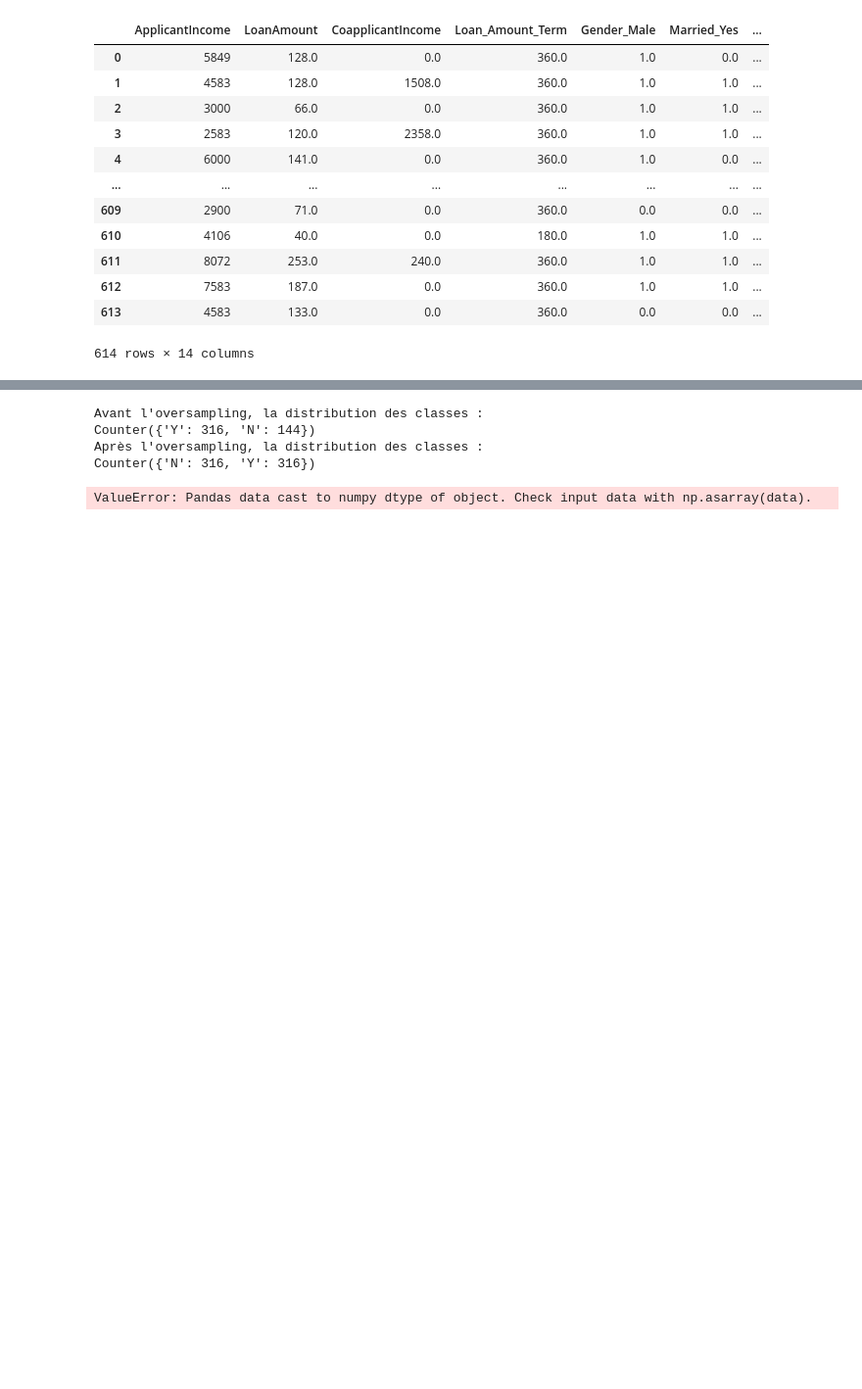
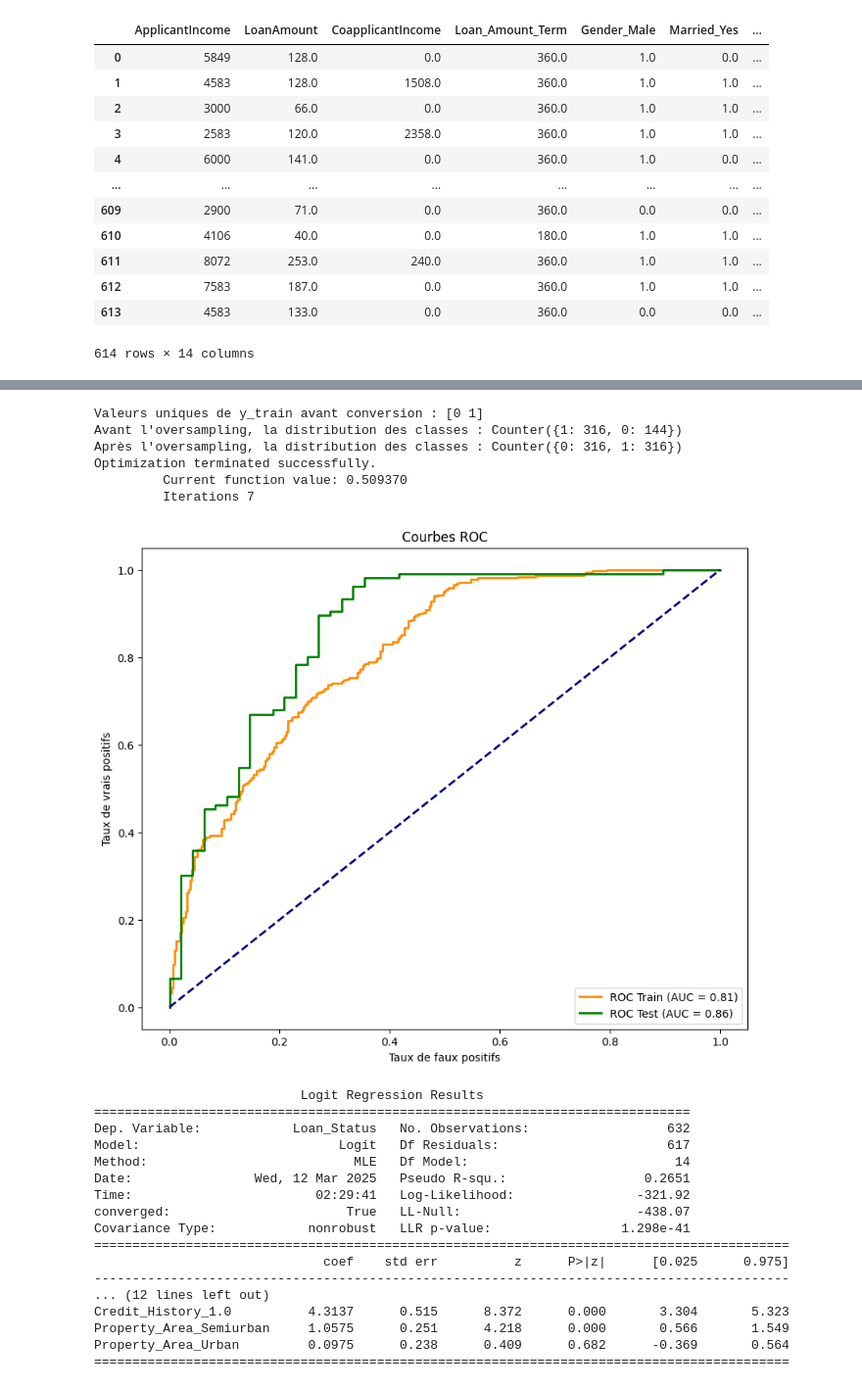
Before and after one commit to Patricia-ENGOME/Credit_Card_Model, a Jupyter notebook: Notebooks/Model.ipynb, the cells around one changed output, grey strips where cells are left out. Shown at 98% size. Drawn from its saved outputs; the diff is of its cells as text; code cells hidden in the pictures; blank space fills up the shorter version.

```diff
--- a/Notebooks/Model.ipynb
+++ b/Notebooks/Model.ipynb
@@ -48,5 +13,5 @@ See the caveats in the documentation: https://pandas.pydata.org/pandas-docs/stab
 # Sélectionner les variables explicatives et la variable d'intérêt
 X = df[[ 'Married', 'Dependents', 'Education', 'Credit_History', 'Property_Area', 'Gender',
         'ApplicantIncome', 'LoanAmount', 'Self_Employed', 'CoapplicantIncome', 'Loan_Amount_Term', ]]
-y = df['Loan_Status']
+y = df['Loan_Status'].map({'Y': 1, 'N': 0}) # Encodage de la variable cible
 # %%
@@ -215,48 +212,66 @@ Matrice de confusion pour l'entraînement :
 # %%
+# Vérification de y_train avant SMOTE
+print("Valeurs uniques de y_train avant conversion :", np.unique(y_train))
 
+# Vérification de la distribution avant oversampling
+print("Avant l'oversampling, la distribution des classes :", Counter(y_train))
 
-# Afficher la distribution initiale des classes
-print("Avant l'oversampling, la distribution des classes :")
-print(Counter(y_train))
-
-# Appliquer SMOTE sur l'ensemble d'entraînement
-smote = SMOTE(sampling_strategy='auto', random_state=42)  # 'auto' signifie que l'on veut équilibrer les classes
+# Appliquer SMOTE
+smote = SMOTE(sampling_strategy='auto', random_state=42)
 X_train_resampled, y_train_resampled = smote.fit_resample(X_train, y_train)
 
-# Afficher la distribution des classes après SMOTE
-print("Après l'oversampling, la distribution des classes :")
-print(Counter(y_train_resampled))
+print("Après l'oversampling, la distribution des classes :", Counter(y_train_resampled))
 
-# Créer et entraîner le modèle de régression logistique sur les données rééchantillonnées
+# Entraîner la régression logistique
 logit_model = sm.Logit(y_train_resampled, X_train_resampled)
 result = logit_model.fit()
 
 # Prédictions sur les ensembles de test et d'entraînement
 y_train_pred = result.predict(X_train_resampled)
 y_test_pred = result.predict(X_test)
 
-# Calculer les courbes ROC et AUC
-fpr_train, tpr_train, thresholds_train = roc_curve(y_train_resampled, y_train_pred)
+# Calcul des courbes ROC et AUC
+fpr_train, tpr_train, _ = roc_curve(y_train_resampled, y_train_pred)
 roc_auc_train = auc(fpr_train, tpr_train)
 
-fpr_test, tpr_test, thresholds_test = roc_curve(y_test, y_test_pred)
+fpr_test, tpr_test, _ = roc_curve(y_test, y_test_pred)
 roc_auc_test = auc(fpr_test, tpr_test)
 
-# Afficher les courbes ROC
+# Affichage des courbes ROC
 plt.figure(figsize=(10, 8))
-plt.plot(fpr_train, tpr_train, color='darkorange', lw=2, label='Courbe ROC (train) (AUC = %0.2f)' % roc_auc_train)
-plt.plot(fpr_test, tpr_test, color='green', lw=2, label='Courbe ROC (test) (AUC = %0.2f)' % roc_auc_test)
+plt.plot(fpr_train, tpr_train, color='darkorange', lw=2, label=f'ROC Train (AUC = {roc_auc_train:.2f})')
+plt.plot(fpr_test, tpr_test, color='green', lw=2, label=f'ROC Test (AUC = {roc_auc_test:.2f})')
 plt.plot([0, 1], [0, 1], color='navy', lw=2, linestyle='--')
-plt.xlim([0.0, 1.0])
-plt.ylim([0.0, 1.05])
 plt.xlabel('Taux de faux positifs')
 plt.ylabel('Taux de vrais positifs')
 plt.title('Courbes ROC')
 plt.legend(loc="lower right")
 plt.show()
+
+# Afficher le résumé du modèle
+print(result.summary())
 # %% [output]
-Avant l'oversampling, la distribution des classes :
-Counter({'Y': 316, 'N': 144})
-Après l'oversampling, la distribution des classes :
-Counter({'N': 316, 'Y': 316})
+Valeurs uniques de y_train avant conversion : [0 1]
+Avant l'oversampling, la distribution des classes : Counter({1: 316, 0: 144})
+Après l'oversampling, la distribution des classes : Counter({0: 316, 1: 316})
+Optimization terminated successfully.
+         Current function value: 0.509370
+         Iterations 7
+[figure, added]
-ValueError: Pandas data cast to numpy dtype of object. Check input data with np.asarray(data).
+                           Logit Regression Results
+==============================================================================
+Dep. Variable:            Loan_Status   No. Observations:                  632
+Model:                          Logit   Df Residuals:                      617
+Method:                           MLE   Df Model:                           14
+Date:                Wed, 12 Mar 2025   Pseudo R-squ.:                  0.2651
+Time:                        02:29:41   Log-Likelihood:                -321.92
+converged:                       True   LL-Null:                       -438.07
+Covariance Type:            nonrobust   LLR p-value:                 1.298e-41
+===========================================================================================
+                              coef    std err          z      P>|z|      [0.025      0.975]
+-------------------------------------------------------------------------------------------
+... (12 lines left out)
+Credit_History_1.0          4.3137      0.515      8.372      0.000       3.304       5.323
+Property_Area_Semiurban     1.0575      0.251      4.218      0.000       0.566       1.549
+Property_Area_Urban         0.0975      0.238      0.409      0.682      -0.369       0.564
+===========================================================================================
```
Also changed, not shown: parts of 13 cells of this notebook, 1 other file.
